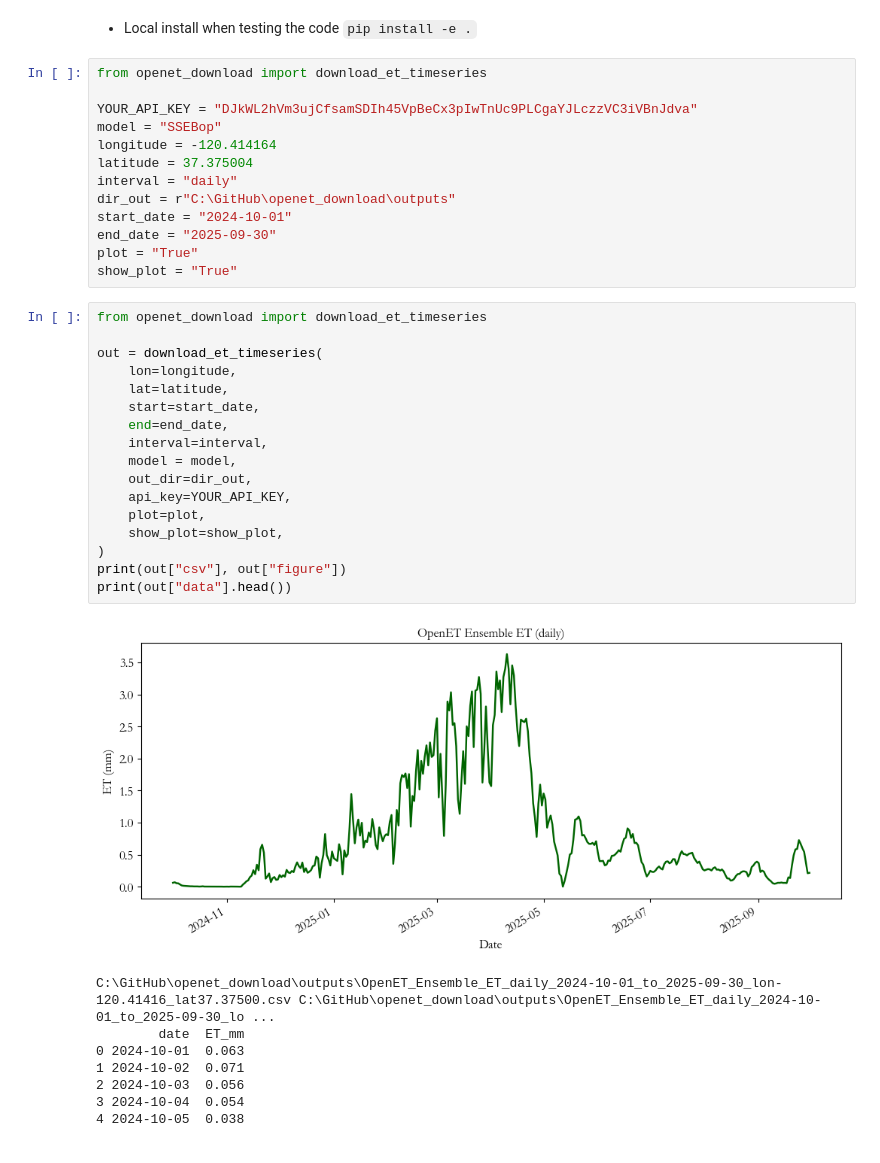
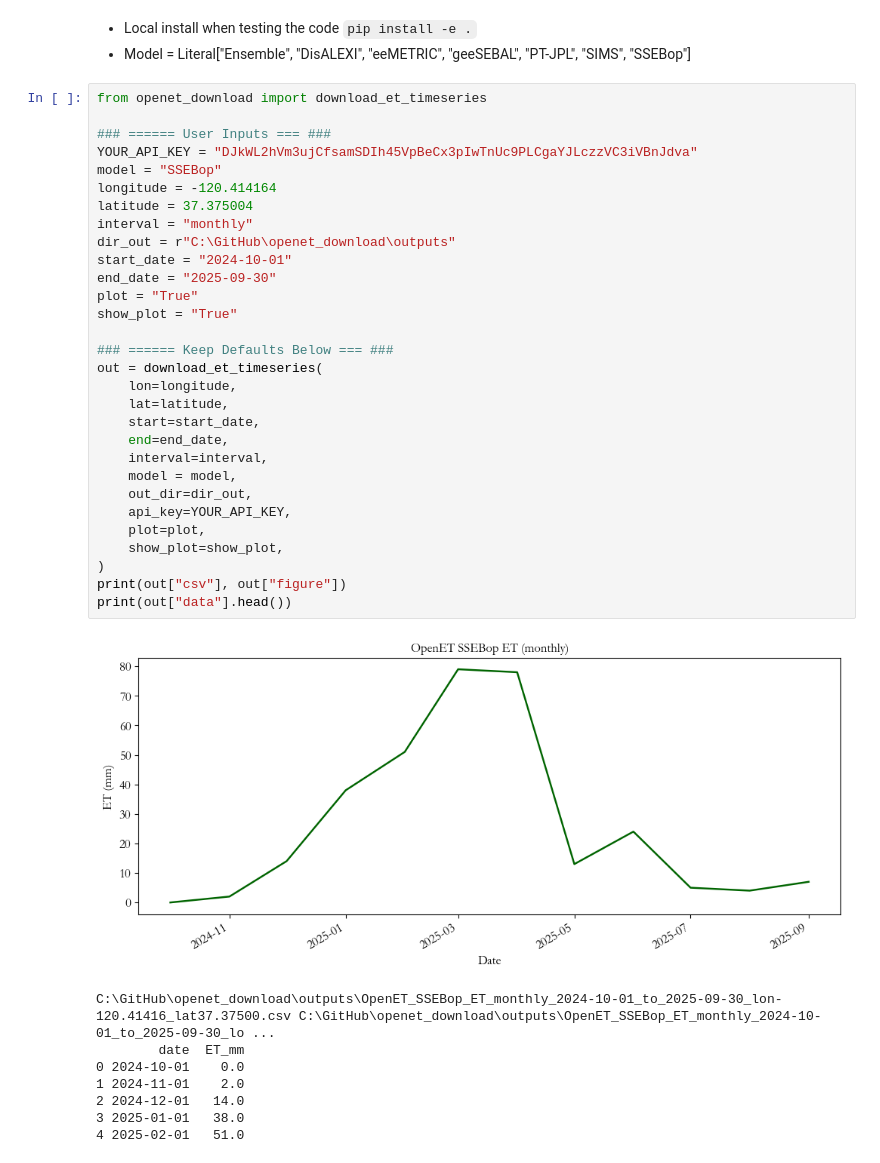
Before and after one commit to RuiGao9/openet_download, a Jupyter notebook: main_rum.ipynb, the cells around one changed output. Saved outputs shown, nothing was run; the diff lists cells and outputs as text.

```diff
--- a/main_rum.ipynb
+++ b/main_rum.ipynb
@@ -1,41 +1,42 @@
 # %% [markdown]
 - Local install when testing the code `pip install -e .`
+- Model = Literal["Ensemble", "DisALEXI", "eeMETRIC", "geeSEBAL", "PT-JPL", "SIMS", "SSEBop"]
 # %%
 from openet_download import download_et_timeseries
 
+### ====== User Inputs === ###
 YOUR_API_KEY = "DJkWL2hVm3ujCfsamSDIh45VpBeCx3pIwTnUc9PLCgaYJLczzVC3iVBnJdva"
 model = "SSEBop"
 longitude = -120.414164
 latitude = 37.375004
-interval = "daily"
+interval = "monthly"
 dir_out = r"C:\GitHub\openet_download\outputs"
 start_date = "2024-10-01"
 end_date = "2025-09-30"
 plot = "True"
 show_plot = "True"
+
+### ====== Keep Defaults Below === ###
+out = download_et_timeseries(
+    lon=longitude,
+    lat=latitude,
+    start=start_date,
+    end=end_date,
+    interval=interval,
+    model = model,
+    out_dir=dir_out,
+    api_key=YOUR_API_KEY,
+    plot=plot,
+    show_plot=show_plot,
+)
+print(out["csv"], out["figure"])
+print(out["data"].head())
+# %% [output]
+[figure, added]
+C:\GitHub\openet_download\outputs\OpenET_SSEBop_ET_monthly_2024-10-01_to_2025-09-30_lon-120.41416_lat37.37500.csv C:\GitHub\openet_download\outputs\OpenET_SSEBop_ET_monthly_2024-10-01_to_2025-09-30_lo ...
+        date  ET_mm
+0 2024-10-01    0.0
+1 2024-11-01    2.0
+2 2024-12-01   14.0
+3 2025-01-01   38.0
+4 2025-02-01   51.0
-# %%
-from openet_download import download_et_timeseries
-
-out = download_et_timeseries(
-    lon=longitude,
-    lat=latitude,
-    start=start_date,
-    end=end_date,
-    interval=interval,
-    model = model,
-    out_dir=dir_out,
-    api_key=YOUR_API_KEY,
-    plot=plot,
-    show_plot=show_plot,
-)
-print(out["csv"], out["figure"])
-print(out["data"].head())
-# %% [output]
-[figure, removed]
-C:\GitHub\openet_download\outputs\OpenET_Ensemble_ET_daily_2024-10-01_to_2025-09-30_lon-120.41416_lat37.37500.csv C:\GitHub\openet_download\outputs\OpenET_Ensemble_ET_daily_2024-10-01_to_2025-09-30_lo ...
-        date  ET_mm
-0 2024-10-01  0.063
-1 2024-10-02  0.071
-2 2024-10-03  0.056
-3 2024-10-04  0.054
-4 2024-10-05  0.038
```
Also changed, not shown: 25 other files.
